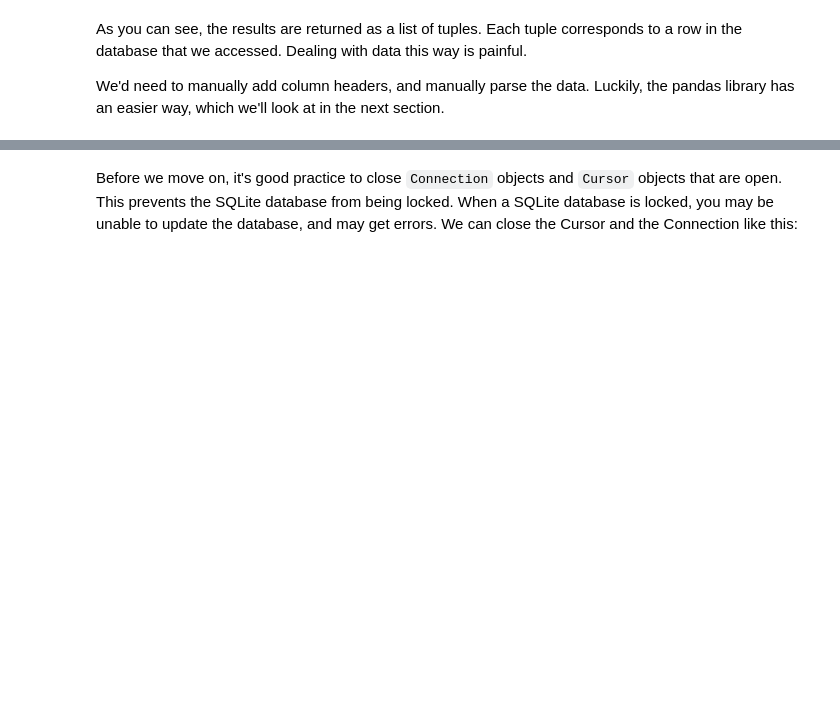
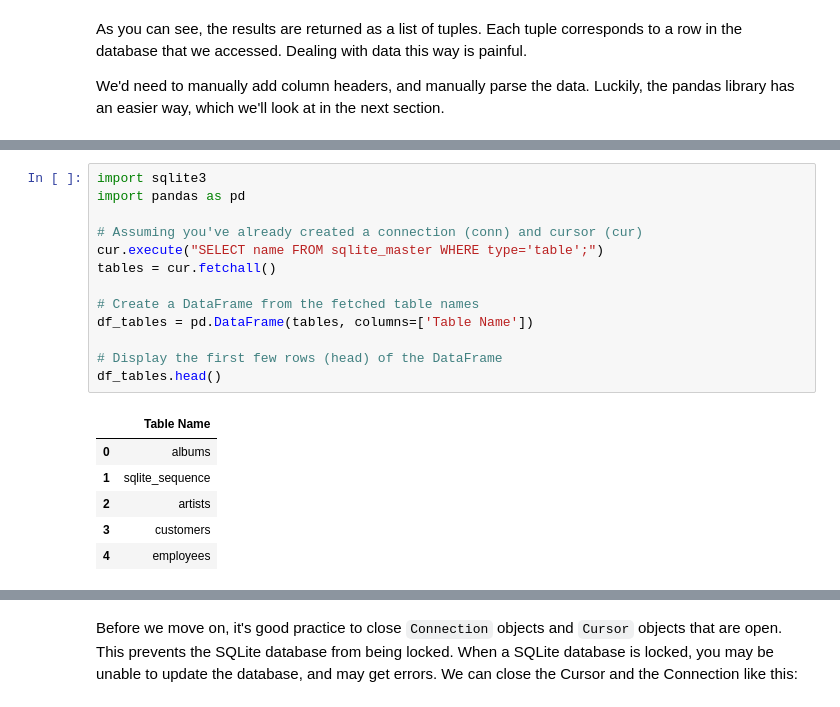
Before and after one commit to OYanez85/Data_Analysis_with_Python_freecodecamp.org, a Jupyter notebook: unit-1-reading-data-with-python-and-pandas/lesson-11-reading-data-from-relational-databases/files/Lecture.ipynb, the cells around one changed output, grey strips where cells are left out. Cells and saved outputs as stored; diff of their text form; blank space fills up the shorter version.

```diff
--- a/unit-1-reading-data-with-python-and-pandas/lesson-11-reading-data-from-relational-databases/files/Lecture.ipynb
+++ b/unit-1-reading-data-with-python-and-pandas/lesson-11-reading-data-from-relational-databases/files/Lecture.ipynb
@@ -122,0 +100,20 @@ df.head()
+# %%
+import sqlite3
+import pandas as pd
+
+# Assuming you've already created a connection (conn) and cursor (cur)
+cur.execute("SELECT name FROM sqlite_master WHERE type='table';")
+tables = cur.fetchall()
+
+# Create a DataFrame from the fetched table names
+df_tables = pd.DataFrame(tables, columns=['Table Name'])
+
+# Display the first few rows (head) of the DataFrame
+df_tables.head()
+# %% [output]
+|  | Table Name |
+| 0 | albums |
+| 1 | sqlite_sequence |
+| 2 | artists |
+| 3 | customers |
+| 4 | employees |
```
Also changed, not shown: parts of 18 cells of this notebook.
